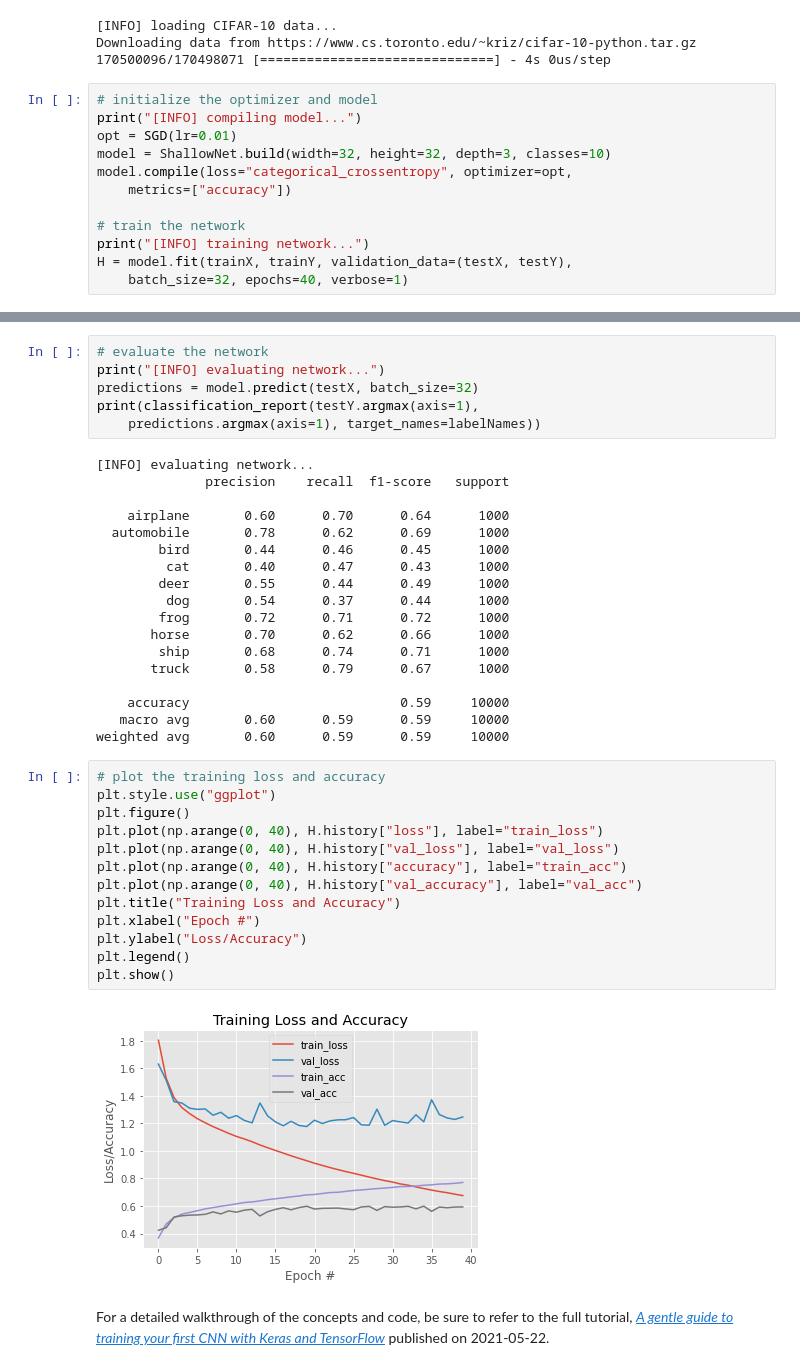
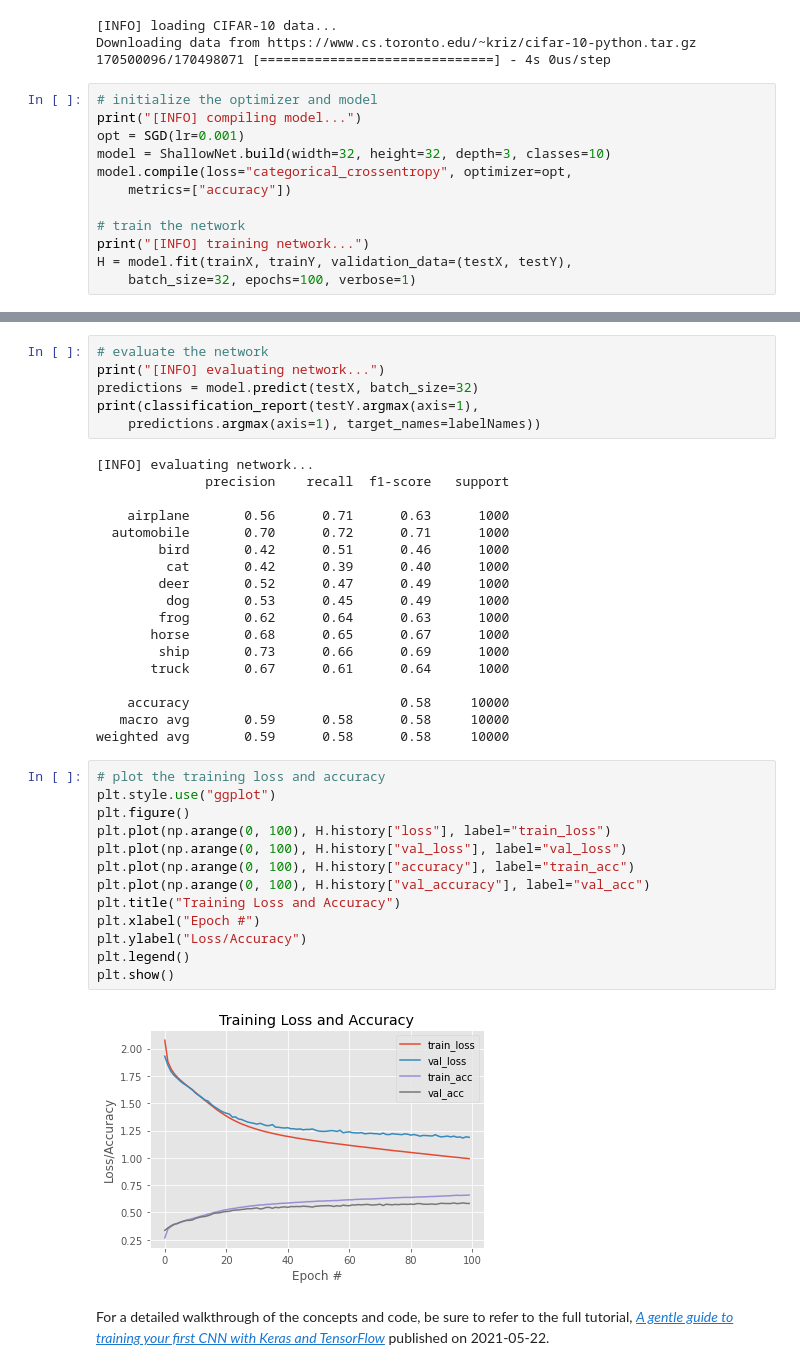
Before and after one commit to girijeshcse/computervisionTFKeras, a Jupyter notebook: first_cnn.ipynb, the cells around one changed output, grey strips where cells are left out. Cells and saved outputs as stored; diff of their text form.

Commit message:
changing lr and epochs

```diff
--- a/first_cnn.ipynb
+++ b/first_cnn.ipynb
@@ -196,7 +196,7 @@ Downloading data from https://www.cs.toronto.edu/~kriz/cifar-10-python.tar.gz
 # %%
 # initialize the optimizer and model
 print("[INFO] compiling model...")
-opt = SGD(lr=0.01)
+opt = SGD(lr=0.001)
 model = ShallowNet.build(width=32, height=32, depth=3, classes=10)
 model.compile(loss="categorical_crossentropy", optimizer=opt,
 	metrics=["accuracy"])
@@ -204,7 +204,7 @@ model.compile(loss="categorical_crossentropy", optimizer=opt,
 # train the network
 print("[INFO] training network...")
 H = model.fit(trainX, trainY, validation_data=(testX, testY),
-	batch_size=32, epochs=40, verbose=1)
+	batch_size=32, epochs=100, verbose=1)
 # %% [output]
 [INFO] compiling model...
 [INFO] training network...
@@ -235,34 +235,34 @@ print(classification_report(testY.argmax(axis=1),
 [INFO] evaluating network...
               precision    recall  f1-score   support
 
-    airplane       0.60      0.70      0.64      1000
-  automobile       0.78      0.62      0.69      1000
-        bird       0.44      0.46      0.45      1000
-         cat       0.40      0.47      0.43      1000
-        deer       0.55      0.44      0.49      1000
-         dog       0.54      0.37      0.44      1000
-        frog       0.72      0.71      0.72      1000
-       horse       0.70      0.62      0.66      1000
-        ship       0.68      0.74      0.71      1000
-       truck       0.58      0.79      0.67      1000
+    airplane       0.56      0.71      0.63      1000
+  automobile       0.70      0.72      0.71      1000
+        bird       0.42      0.51      0.46      1000
+         cat       0.42      0.39      0.40      1000
+        deer       0.52      0.47      0.49      1000
+         dog       0.53      0.45      0.49      1000
+        frog       0.62      0.64      0.63      1000
+       horse       0.68      0.65      0.67      1000
+        ship       0.73      0.66      0.69      1000
+       truck       0.67      0.61      0.64      1000
 
-    accuracy                           0.59     10000
-   macro avg       0.60      0.59      0.59     10000
-weighted avg       0.60      0.59      0.59     10000
+    accuracy                           0.58     10000
+   macro avg       0.59      0.58      0.58     10000
+weighted avg       0.59      0.58      0.58     10000
 # %%
 # plot the training loss and accuracy
 plt.style.use("ggplot")
 plt.figure()
-plt.plot(np.arange(0, 40), H.history["loss"], label="train_loss")
-plt.plot(np.arange(0, 40), H.history["val_loss"], label="val_loss")
-plt.plot(np.arange(0, 40), H.history["accuracy"], label="train_acc")
-plt.plot(np.arange(0, 40), H.history["val_accuracy"], label="val_acc")
+plt.plot(np.arange(0, 100), H.history["loss"], label="train_loss")
+plt.plot(np.arange(0, 100), H.history["val_loss"], label="val_loss")
+plt.plot(np.arange(0, 100), H.history["accuracy"], label="train_acc")
+plt.plot(np.arange(0, 100), H.history["val_accuracy"], label="val_acc")
 plt.title("Training Loss and Accuracy")
 plt.xlabel("Epoch #")
 plt.ylabel("Loss/Accuracy")
 plt.legend()
 plt.show()
 # %% [output]
-[figure, old version]
+[figure, new version]
 # %% [markdown]
 For a detailed walkthrough of the concepts and code, be sure to refer to the full tutorial, [*A gentle guide to training your first CNN with Keras and TensorFlow*](https://www.pyimagesearch.com/2021/05/22/a-gentle-guide-to-training-your-first-cnn-with-keras-and-tensorflow/) published on 2021-05-22.
```
Also changed, not shown: parts of 1 cell of this notebook.
